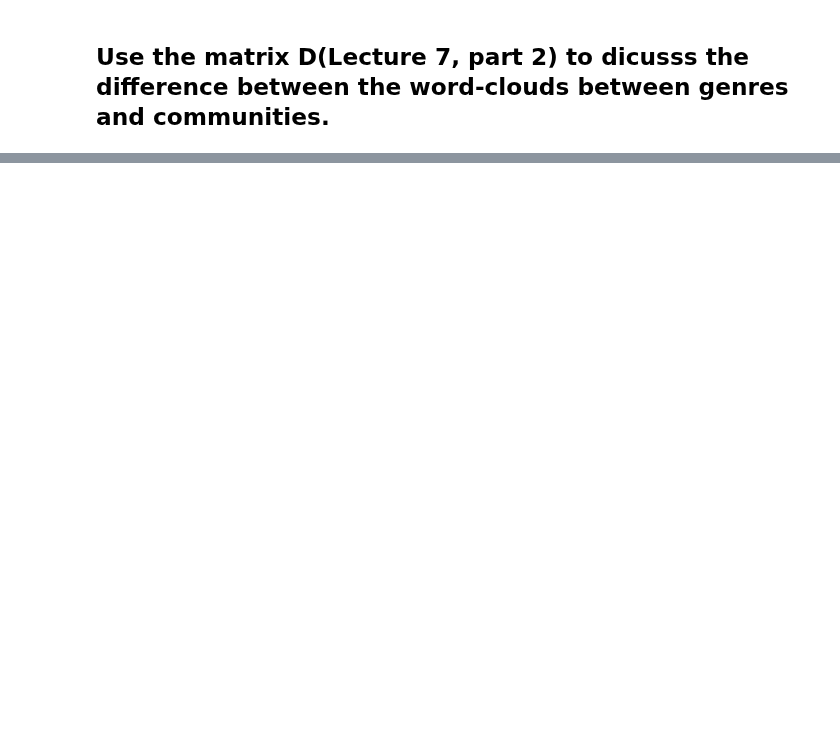
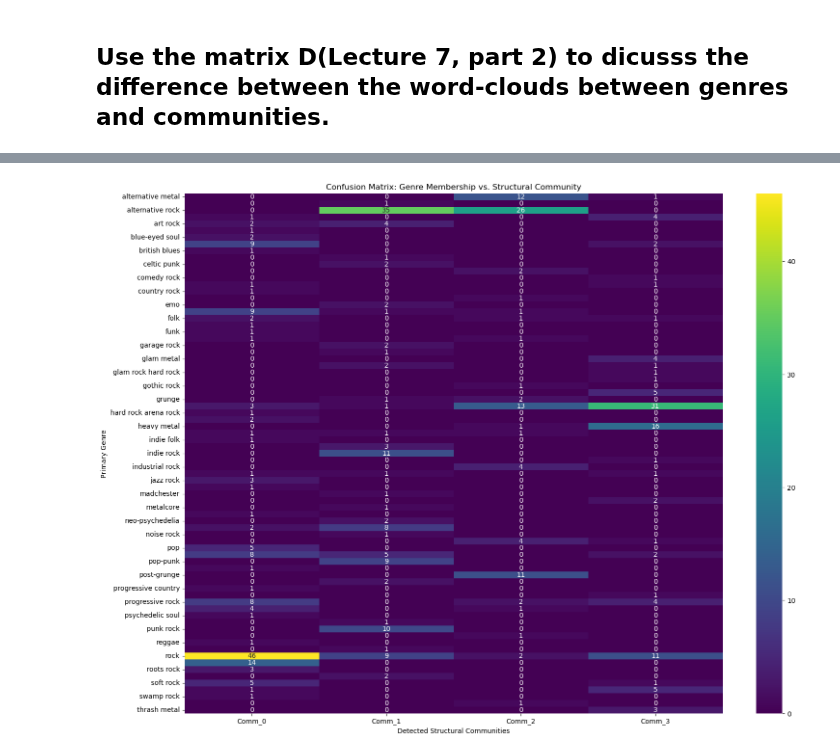
Before and after one commit to noanorgaard/SocialGraphs, a Jupyter notebook: Assignment2/Part3.ipynb, the cells around one changed output, grey strips where cells are left out. Drawn from its saved outputs; the diff is of its cells as text; code cells hidden in the pictures; blank space fills up the shorter version.

```diff
--- a/Assignment2/Part3.ipynb
+++ b/Assignment2/Part3.ipynb
@@ -17,2 +260,70 @@ This score/measure can help us understand the genres, because we can look throug
 # %% [markdown]
 ## Use the matrix D(Lecture 7, part 2) to dicusss the difference between the word-clouds between genres and communities.
+# %%
+import pandas as pd
+import seaborn as sns
+import matplotlib.pyplot as plt
+
+
+def create_and_visualize_confusion_matrix(graph, genre_communities):
+    """
+    Detects structural communities, compares them to genre labels,
+    and visualizes the result as a confusion matrix heatmap.
+
+    Args:
+        graph (nx.Graph): The graph with band nodes.
+        genre_communities (dict): A dict mapping genre -> [list of bands].
+    """
+    print("\n--- Comparing Genres to Structural Communities ---")
+
+    # 1. Detect structural communities using the Louvain method
+    # This finds densely connected clusters of nodes in the graph.
+    structural_communities = list(nx.community.louvain_communities(graph, seed=123))
+    print(f"Detected {len(structural_communities)} structural communities using Louvain method.")
+
+    # 2. Create mappings for easier lookup
+    # We need to know which genre and which community each band belongs to.
+    node_to_genre = {node: genre for genre, nodes in genre_communities.items() for node in nodes}
+    node_to_community = {node: f"Comm_{i}" for i, community_set in enumerate(structural_communities) for node in community_set}
+
+    # Get the list of all unique genres and community labels
+    genres = sorted(list(genre_communities.keys()))
+    communities = sorted(list(set(node_to_community.values())), key=lambda x: int(x.split('_')[1]))
+
+    # 3. Build the Confusion Matrix (Matrix D)
+    # We'll use a pandas DataFrame for this, as it handles labels well.
+    confusion_matrix = pd.DataFrame(0, index=genres, columns=communities)
+
+    # For each node, find its genre and its community, then increment the cell.
+    for node in graph.nodes():
+        genre = node_to_genre.get(node)
+        community = node_to_community.get(node)
+        if genre and community:
+            confusion_matrix.loc[genre, community] += 1
+
+    # Filter out empty rows/columns for a cleaner visualization
+    # Keep only genres/communities that actually have bands in them.
+    confusion_matrix = confusion_matrix.loc[(confusion_matrix.sum(axis=1) > 0), (confusion_matrix.sum(axis=0) > 0)]
+
+    print("\nConfusion Matrix 'D' (Genres vs. Communities):")
+    print(confusion_matrix)
+
+    # 4. Visualize the Matrix as a Heatmap
+    plt.figure(figsize=(18, 14))
+    sns.heatmap(
+        confusion_matrix,
+        annot=True,        # Show the numbers in the cells
+        fmt='g',           # Use general number format (no scientific notation)
+        cmap='viridis'     # A nice color map
+    )
+    plt.title('Confusion Matrix: Genre Membership vs. Structural Community')
+    plt.xlabel('Detected Structural Communities')
+    plt.ylabel('Primary Genre')
+    plt.show()
+
+    return confusion_matrix
+
+# --- How to call the function at the end of your script ---
+# Assuming you have `graph` and `genre_communities` from your previous code:
+D = create_and_visualize_confusion_matrix(graph, genre_communities)
+# %% [output]
@@ -18,0 +348 @@ This score/measure can help us understand the genres, because we can look throug
+[figure, added]
```
Also changed, not shown: parts of 7 cells of this notebook.
